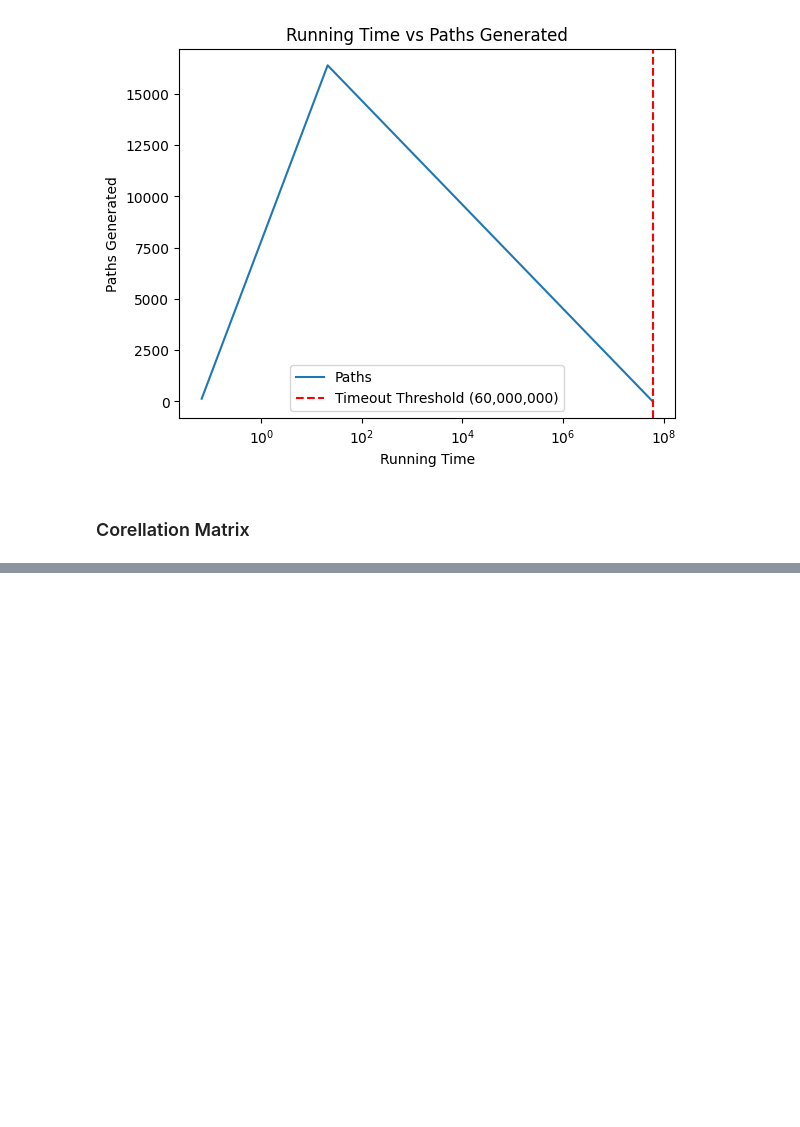
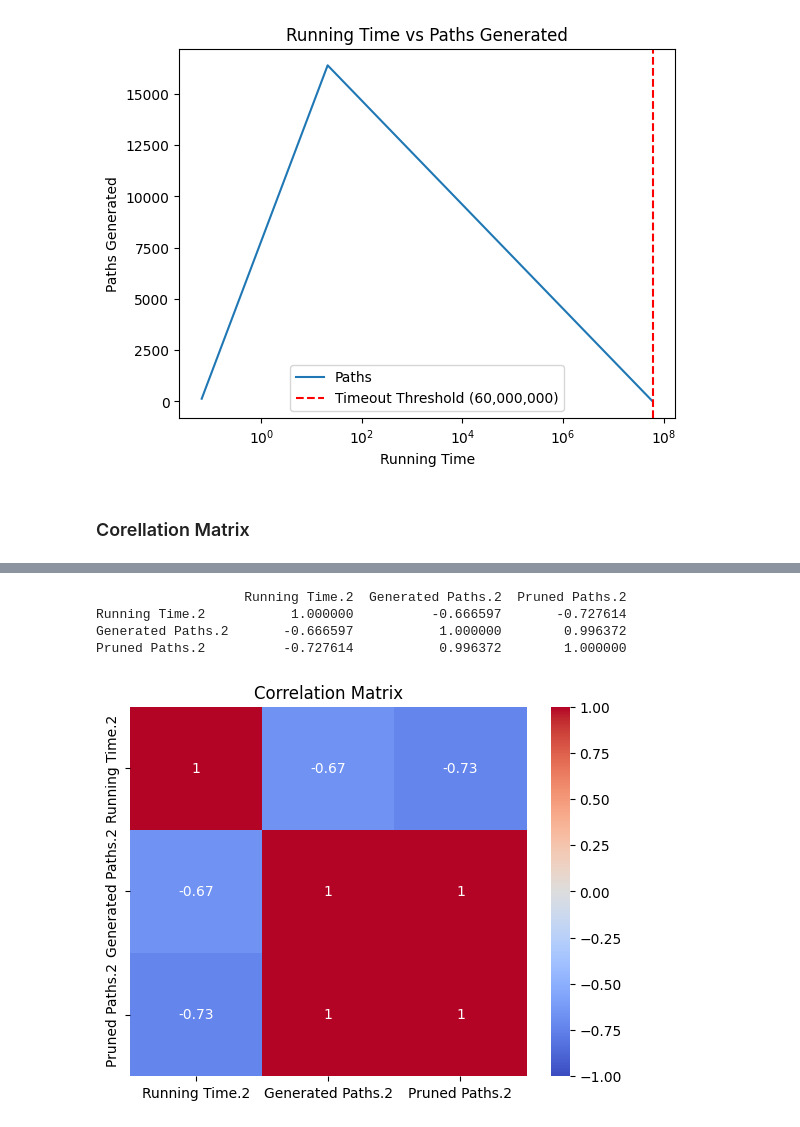
Before and after one commit to ovda96/INFOMPSV-wlp, a Jupyter notebook: Visualisations.ipynb, the cells around one changed output, grey strips where cells are left out. Saved outputs shown, nothing was run; the diff lists cells and outputs as text; code cells hidden in the pictures; blank space fills up the shorter version.

```diff
--- a/Visualisations.ipynb
+++ b/Visualisations.ipynb
@@ -236,0 +251,14 @@ Pruned Paths        -0.312879        -0.153374      1.000000
+# %%
+df_SELECTED3 = df_CR.iloc[:, 7:10]
+correlation_matrix = df_SELECTED3.corr()
+print(correlation_matrix)
+
+sns.heatmap(correlation_matrix, annot=True, cmap='coolwarm', vmin=-1, vmax=1)
+plt.title('Correlation Matrix')
+plt.show()
+# %% [output]
+                   Running Time.2  Generated Paths.2  Pruned Paths.2
+Running Time.2           1.000000          -0.666597       -0.727614
+Generated Paths.2       -0.666597           1.000000        0.996372
+Pruned Paths.2          -0.727614           0.996372        1.000000
+[figure, added]
```
Also changed, not shown: parts of 2 cells of this notebook.
